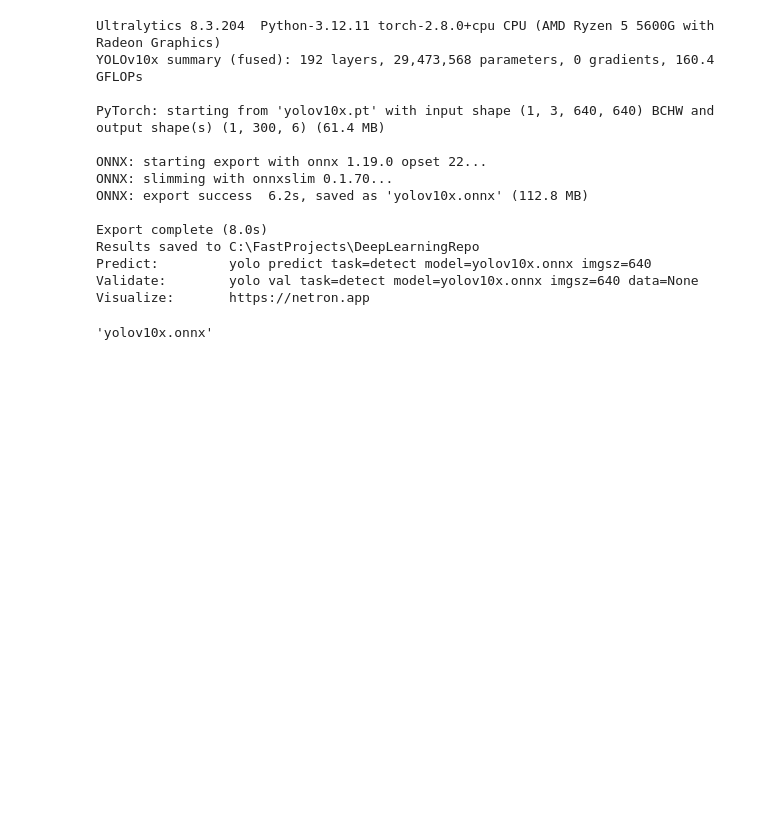
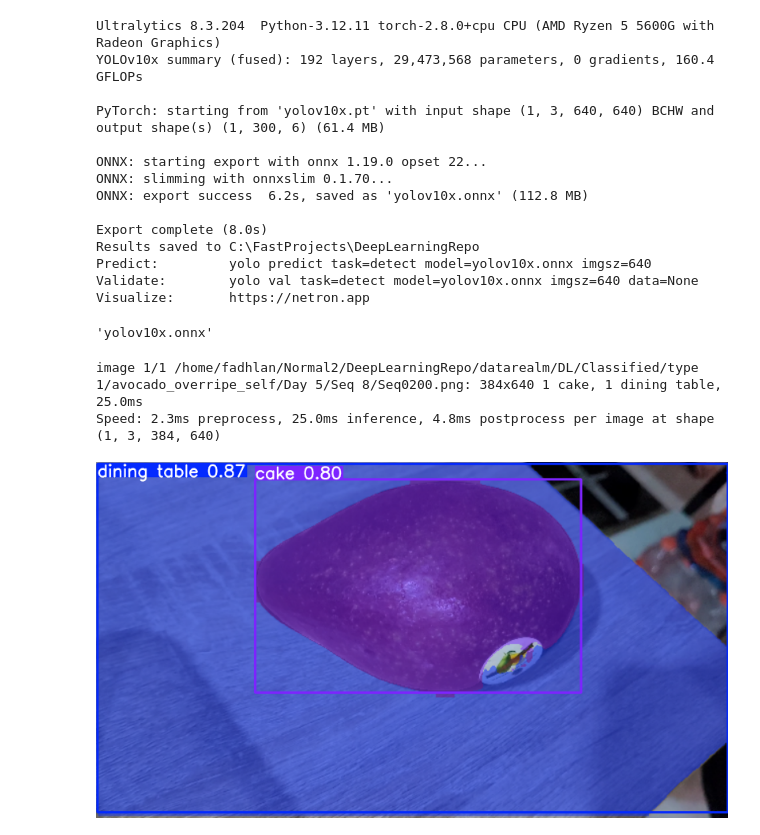
Before and after one commit to thatnerd527/deeplearning, a Jupyter notebook: Export YOLO.ipynb, the cells around one changed output. Drawn from its saved outputs; the diff is of its cells as text; code cells hidden in the pictures; blank space fills up the shorter version.

```diff
--- a/Export YOLO.ipynb
+++ b/Export YOLO.ipynb
@@ -24,3 +24,22 @@ Predict:         yolo predict task=detect model=yolov10x.onnx imgsz=640
 Validate:        yolo val task=detect model=yolov10x.onnx imgsz=640 data=None
 Visualize:       https://netron.app
 'yolov10x.onnx'
+# %%
+from ultralytics import YOLO
+
+# Load a pre-trained YOLO segmentation model (e.g., YOLOv11n-seg.pt)
+model = YOLO("yolo11x-seg.pt")  # Replace with the desired model variant
+
+# Run inference on an image (can be a local path or URL)
+results = model("/home/fadhlan/Normal2/DeepLearningRepo/datarealm/DL/Classified/type 1/avocado_overripe_self/Day 5/Seq 8/Seq0200.png")
+
+# Process and display the result
+# The 'results' object contains bounding boxes and segmentation masks
+for result in results:
+    # Access masks: result.masks
+    # Access boxes: result.boxes
+    result.show() # Displays the image with overlays
+# %% [output]
+image 1/1 /home/fadhlan/Normal2/DeepLearningRepo/datarealm/DL/Classified/type 1/avocado_overripe_self/Day 5/Seq 8/Seq0200.png: 384x640 1 cake, 1 dining table, 25.0ms
+Speed: 2.3ms preprocess, 25.0ms inference, 4.8ms postprocess per image at shape (1, 3, 384, 640)
+[figure, added]
```
Also changed, not shown: 10 other files.
